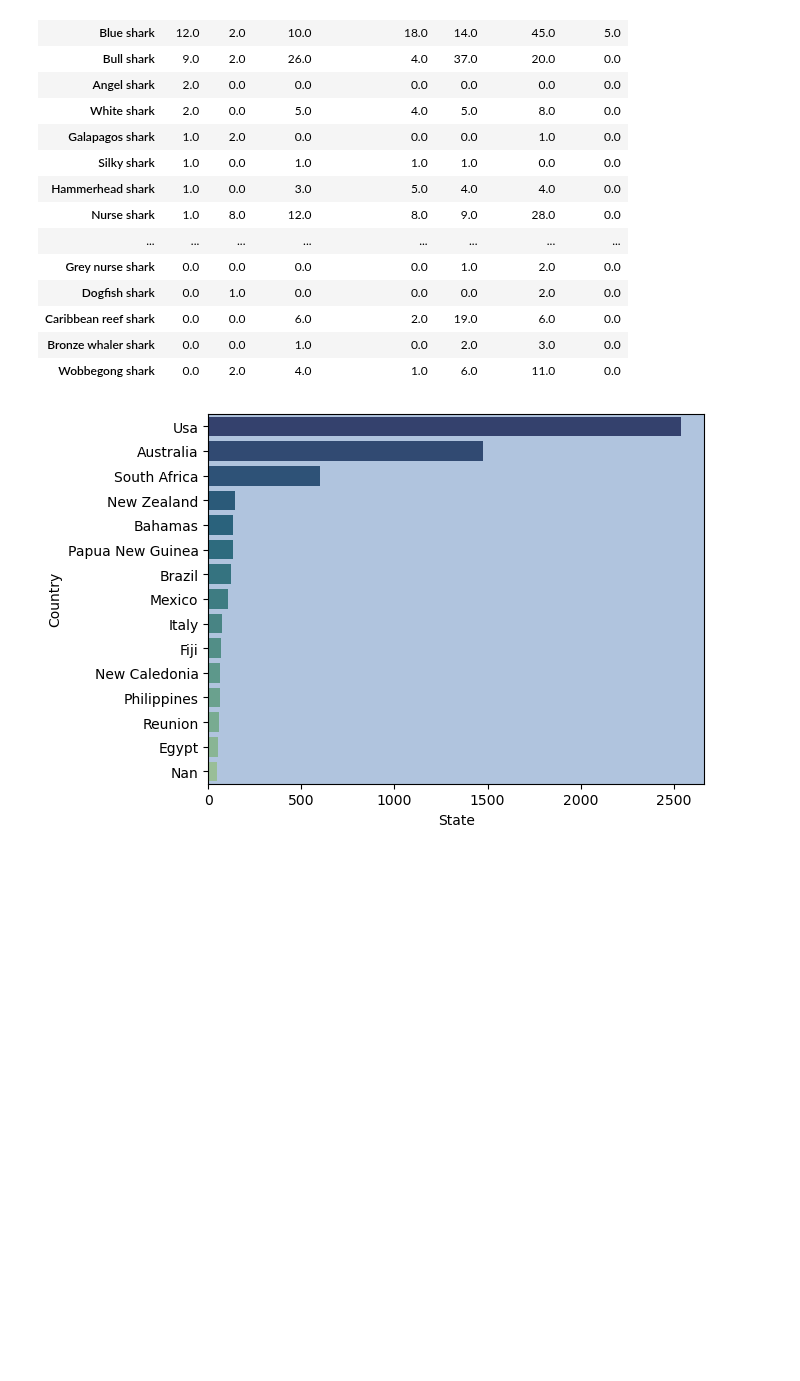
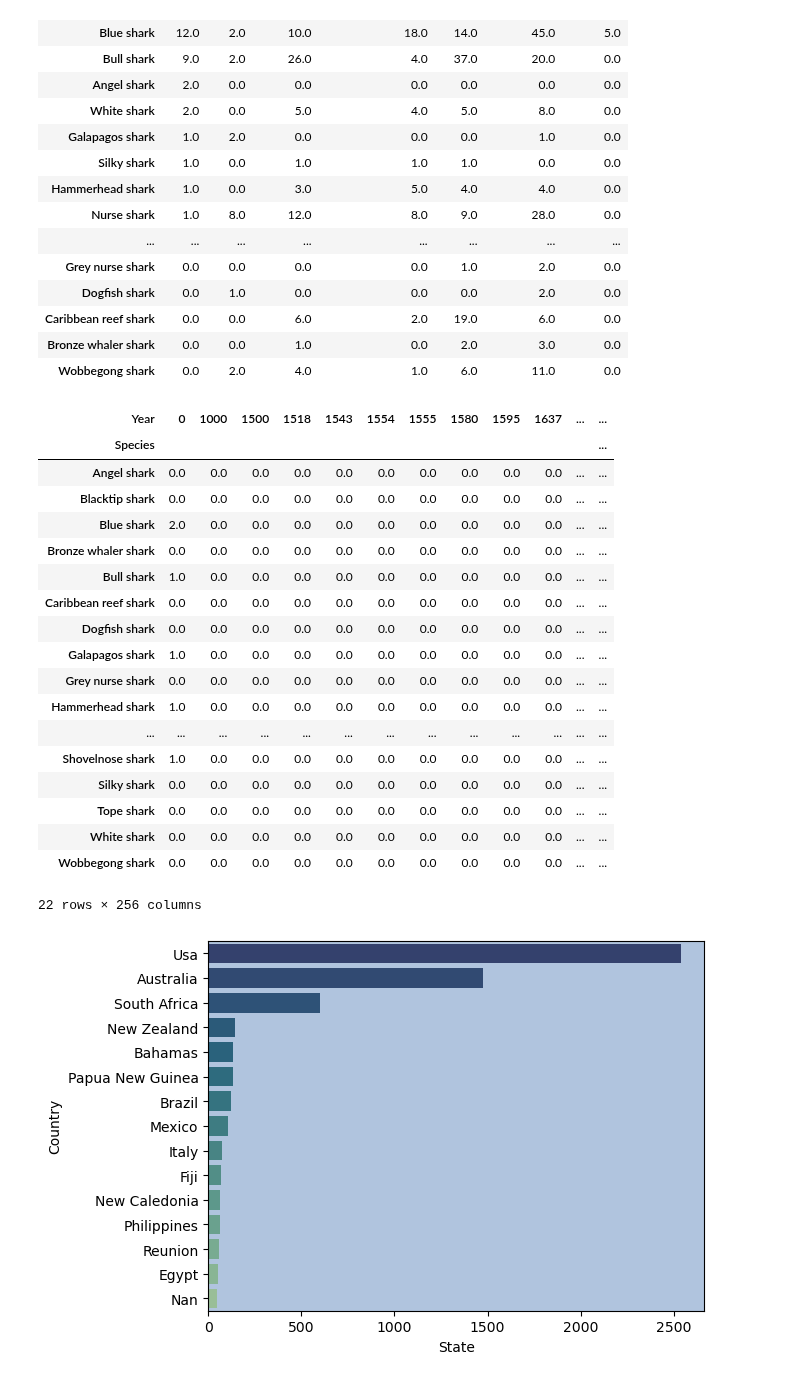
Before and after one commit to Papa-Yaga/quest_2, a Jupyter notebook: Quest_2_Shark_Analysis.ipynb, the cells around one changed output. Cells and saved outputs as stored; diff of their text form; code cells hidden in the pictures; blank space fills up the shorter version.

```diff
--- a/Quest_2_Shark_Analysis.ipynb
+++ b/Quest_2_Shark_Analysis.ipynb
@@ -115,3 +118,25 @@ attacks
+# %%
+yeayears[years.index!="Tiger shark" & years.index!="Other"]
+# %% [output]
+| Year | 0 | 1000 | 1500 | 1518 | 1543 | 1554 | 1555 | 1580 | 1595 | 1637 | ... | ... |
+| Species |  |  |  |  |  |  |  |  |  |  |  | ... |
+| Angel shark | 0.0 | 0.0 | 0.0 | 0.0 | 0.0 | 0.0 | 0.0 | 0.0 | 0.0 | 0.0 | ... | ... |
+| Blacktip shark | 0.0 | 0.0 | 0.0 | 0.0 | 0.0 | 0.0 | 0.0 | 0.0 | 0.0 | 0.0 | ... | ... |
+| Blue shark | 2.0 | 0.0 | 0.0 | 0.0 | 0.0 | 0.0 | 0.0 | 0.0 | 0.0 | 0.0 | ... | ... |
+| Bronze whaler shark | 0.0 | 0.0 | 0.0 | 0.0 | 0.0 | 0.0 | 0.0 | 0.0 | 0.0 | 0.0 | ... | ... |
+| Bull shark | 1.0 | 0.0 | 0.0 | 0.0 | 0.0 | 0.0 | 0.0 | 0.0 | 0.0 | 0.0 | ... | ... |
+| Caribbean reef shark | 0.0 | 0.0 | 0.0 | 0.0 | 0.0 | 0.0 | 0.0 | 0.0 | 0.0 | 0.0 | ... | ... |
+| Dogfish shark | 0.0 | 0.0 | 0.0 | 0.0 | 0.0 | 0.0 | 0.0 | 0.0 | 0.0 | 0.0 | ... | ... |
+| Galapagos shark | 1.0 | 0.0 | 0.0 | 0.0 | 0.0 | 0.0 | 0.0 | 0.0 | 0.0 | 0.0 | ... | ... |
+| Grey nurse shark | 0.0 | 0.0 | 0.0 | 0.0 | 0.0 | 0.0 | 0.0 | 0.0 | 0.0 | 0.0 | ... | ... |
+| Hammerhead shark | 1.0 | 0.0 | 0.0 | 0.0 | 0.0 | 0.0 | 0.0 | 0.0 | 0.0 | 0.0 | ... | ... |
+| ... | ... | ... | ... | ... | ... | ... | ... | ... | ... | ... | ... | ... |
+| Shovelnose shark | 1.0 | 0.0 | 0.0 | 0.0 | 0.0 | 0.0 | 0.0 | 0.0 | 0.0 | 0.0 | ... | ... |
+| Silky shark | 0.0 | 0.0 | 0.0 | 0.0 | 0.0 | 0.0 | 0.0 | 0.0 | 0.0 | 0.0 | ... | ... |
+| Tope shark | 0.0 | 0.0 | 0.0 | 0.0 | 0.0 | 0.0 | 0.0 | 0.0 | 0.0 | 0.0 | ... | ... |
+| White shark | 0.0 | 0.0 | 0.0 | 0.0 | 0.0 | 0.0 | 0.0 | 0.0 | 0.0 | 0.0 | ... | ... |
+| Wobbegong shark | 0.0 | 0.0 | 0.0 | 0.0 | 0.0 | 0.0 | 0.0 | 0.0 | 0.0 | 0.0 | ... | ... |
+22 rows × 256 columns
 # %%
 tiger = sharks_rdx[sharks_rdx["Species"]=="Tiger shark"]["Injury"].value_counts()
 # %%
```
Also changed, not shown: parts of 2 cells of this notebook.
